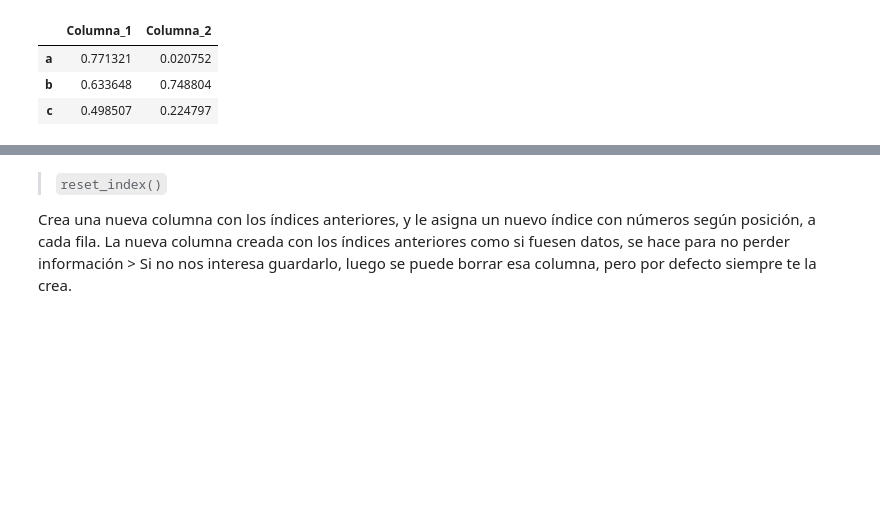
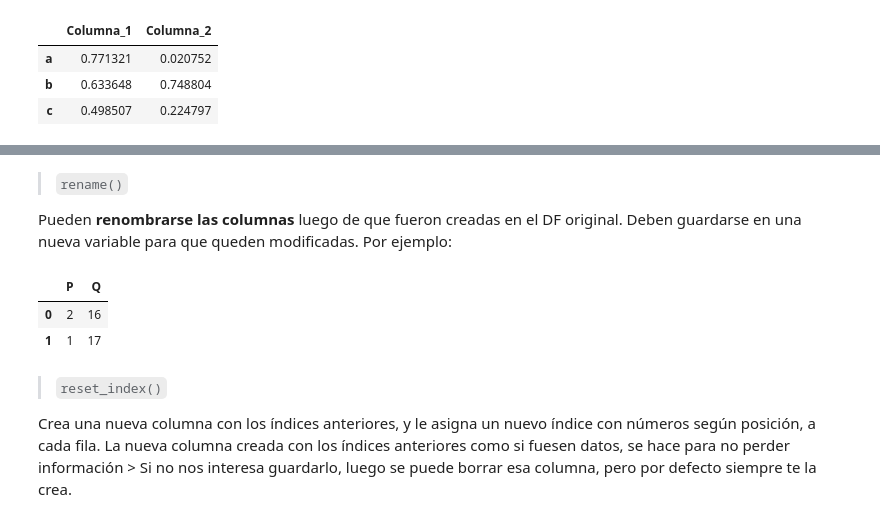
Before and after one commit to XimenaPO/DS_PT_09_2023, a Jupyter notebook: Data_Analysis/2-Pandas/Teoría/1_Introducing-Pandas-Objects.ipynb, the cells around one changed output, grey strips where cells are left out. Drawn from its saved outputs; the diff is of its cells as text; code cells hidden in the pictures; blank space fills up the shorter version.

```diff
--- a/Data_Analysis/2-Pandas/Teoría/1_Introducing-Pandas-Objects.ipynb
+++ b/Data_Analysis/2-Pandas/Teoría/1_Introducing-Pandas-Objects.ipynb
@@ -672,3 +672,14 @@ A
+# %% [markdown]
+> `rename()`
+
+Pueden **renombrarse las columnas** luego de que fueron creadas en el DF original. Deben guardarse en una nueva variable para que queden modificadas. Por ejemplo:
+# %%
+L = A.rename(columns={'A': 'P', 'B': 'Q'})
+L
+# %% [output]
+|  | P | Q |
+| 0 | 2 | 16 |
+| 1 | 1 | 17 |
 # %% [markdown]
 > `reset_index()`
 
```
Also changed, not shown: parts of 1 cell of this notebook, 1 other file.
